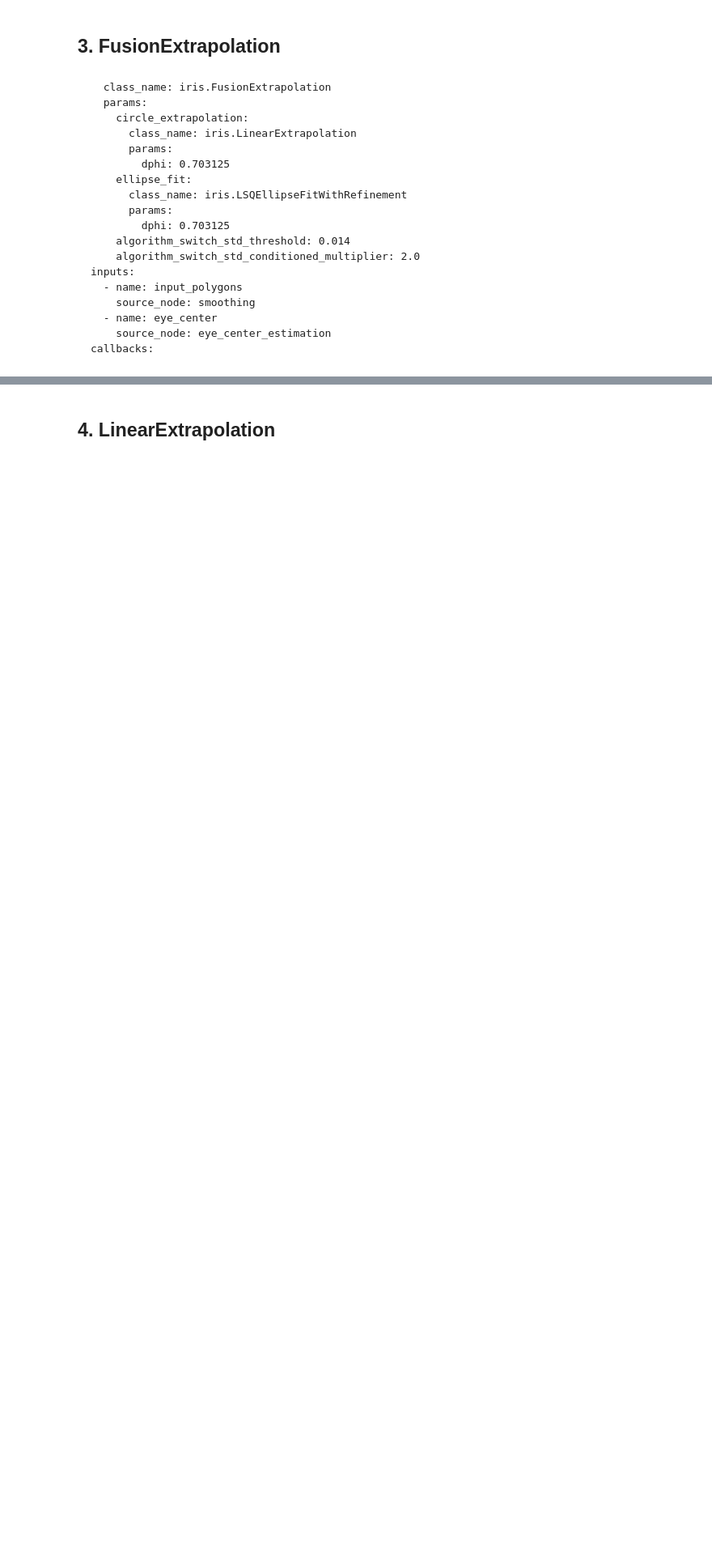
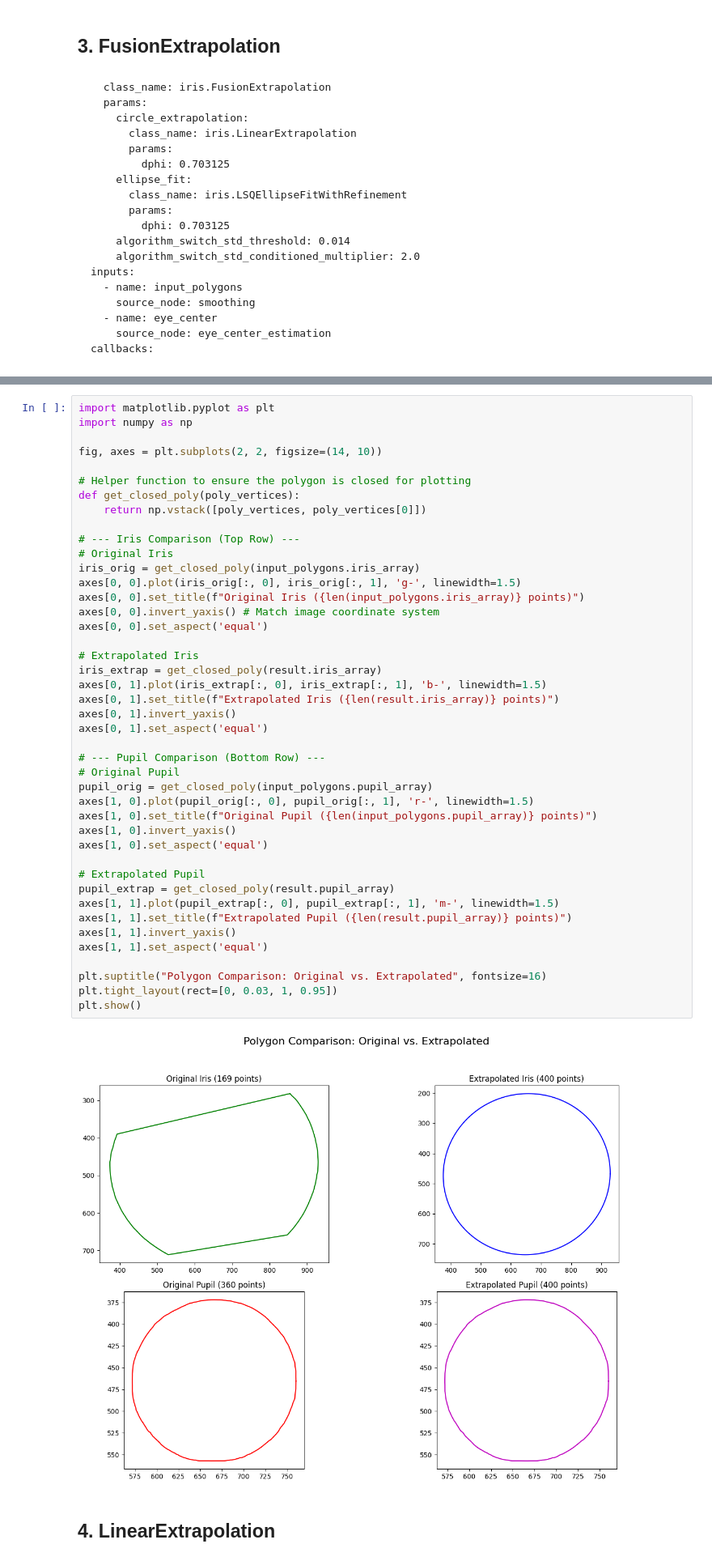
Before and after one commit to allison-diebol/open-iris, a Jupyter notebook: colab/internals/03_geometry.ipynb, the cells around one changed output, grey strips where cells are left out. Shown at 81% size. Saved outputs shown, nothing was run; the diff lists cells and outputs as text; blank space fills up the shorter version.

Commit message:
finish documentation on FusionExtrapolation and LinearExpolation

```diff
--- a/colab/internals/03_geometry.ipynb
+++ b/colab/internals/03_geometry.ipynb
@@ -270,3 +393,48 @@ The run function calculates the radius standard deviation individually for both
+# %%
+import matplotlib.pyplot as plt
+import numpy as np
+
+fig, axes = plt.subplots(2, 2, figsize=(14, 10))
+
+# Helper function to ensure the polygon is closed for plotting
+def get_closed_poly(poly_vertices):
+    return np.vstack([poly_vertices, poly_vertices[0]])
+
+# --- Iris Comparison (Top Row) ---
+# Original Iris
+iris_orig = get_closed_poly(input_polygons.iris_array)
+axes[0, 0].plot(iris_orig[:, 0], iris_orig[:, 1], 'g-', linewidth=1.5)
+axes[0, 0].set_title(f"Original Iris ({len(input_polygons.iris_array)} points)")
+axes[0, 0].invert_yaxis() # Match image coordinate system
+axes[0, 0].set_aspect('equal')
+
+# Extrapolated Iris
+iris_extrap = get_closed_poly(result.iris_array)
+axes[0, 1].plot(iris_extrap[:, 0], iris_extrap[:, 1], 'b-', linewidth=1.5)
+axes[0, 1].set_title(f"Extrapolated Iris ({len(result.iris_array)} points)")
+axes[0, 1].invert_yaxis()
+axes[0, 1].set_aspect('equal')
+
+# --- Pupil Comparison (Bottom Row) ---
+# Original Pupil
+pupil_orig = get_closed_poly(input_polygons.pupil_array)
+axes[1, 0].plot(pupil_orig[:, 0], pupil_orig[:, 1], 'r-', linewidth=1.5)
+axes[1, 0].set_title(f"Original Pupil ({len(input_polygons.pupil_array)} points)")
+axes[1, 0].invert_yaxis()
+axes[1, 0].set_aspect('equal')
+
+# Extrapolated Pupil
+pupil_extrap = get_closed_poly(result.pupil_array)
+axes[1, 1].plot(pupil_extrap[:, 0], pupil_extrap[:, 1], 'm-', linewidth=1.5)
+axes[1, 1].set_title(f"Extrapolated Pupil ({len(result.pupil_array)} points)")
+axes[1, 1].invert_yaxis()
+axes[1, 1].set_aspect('equal')
+
+plt.suptitle("Polygon Comparison: Original vs. Extrapolated", fontsize=16)
+plt.tight_layout(rect=[0, 0.03, 1, 0.95])
+plt.show()
+# %% [output]
+[figure, added]
 # %% [markdown]
 ## 4. LinearExtrapolation
 # %% [markdown]
```
Also changed, not shown: parts of 10 cells of this notebook.
